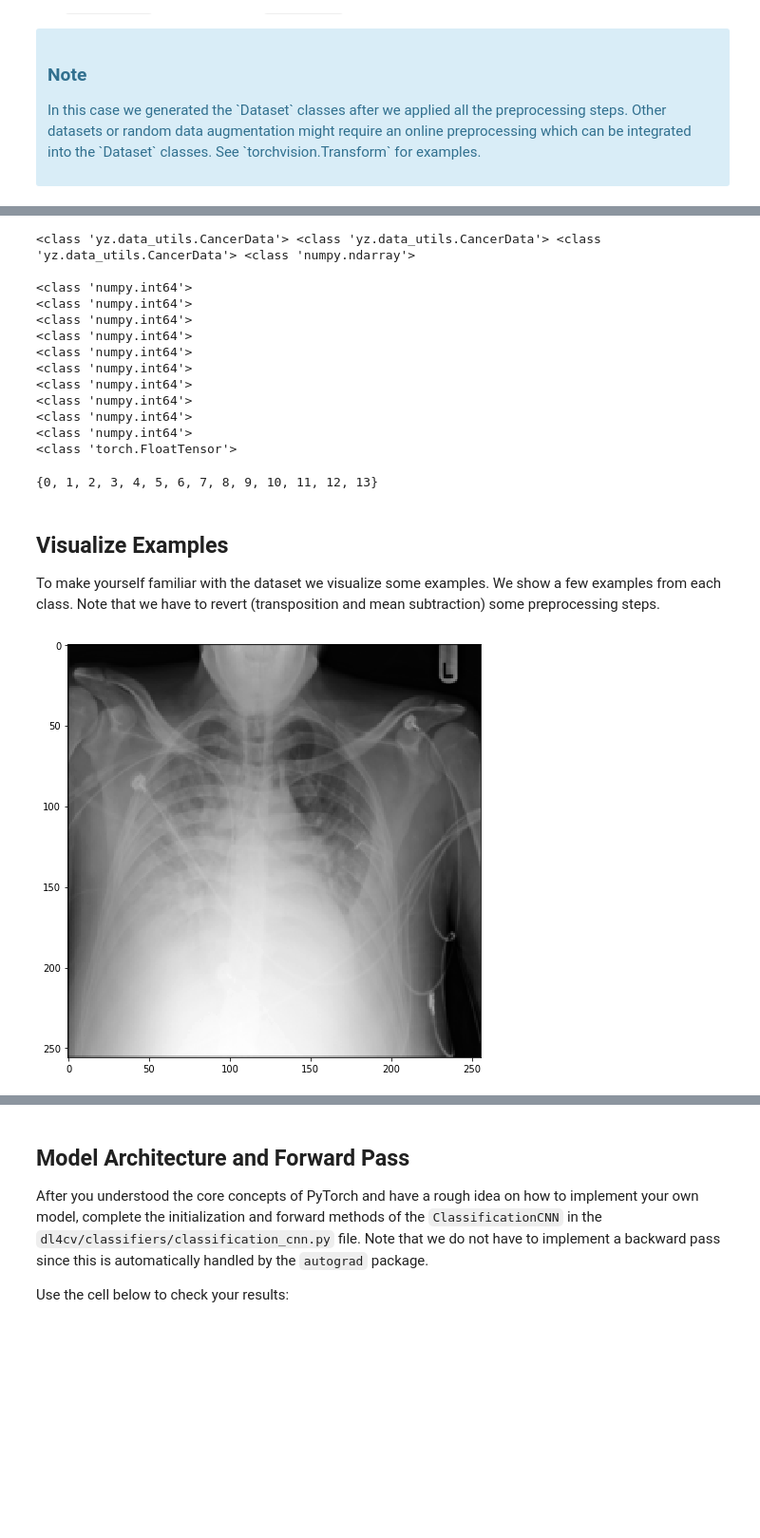
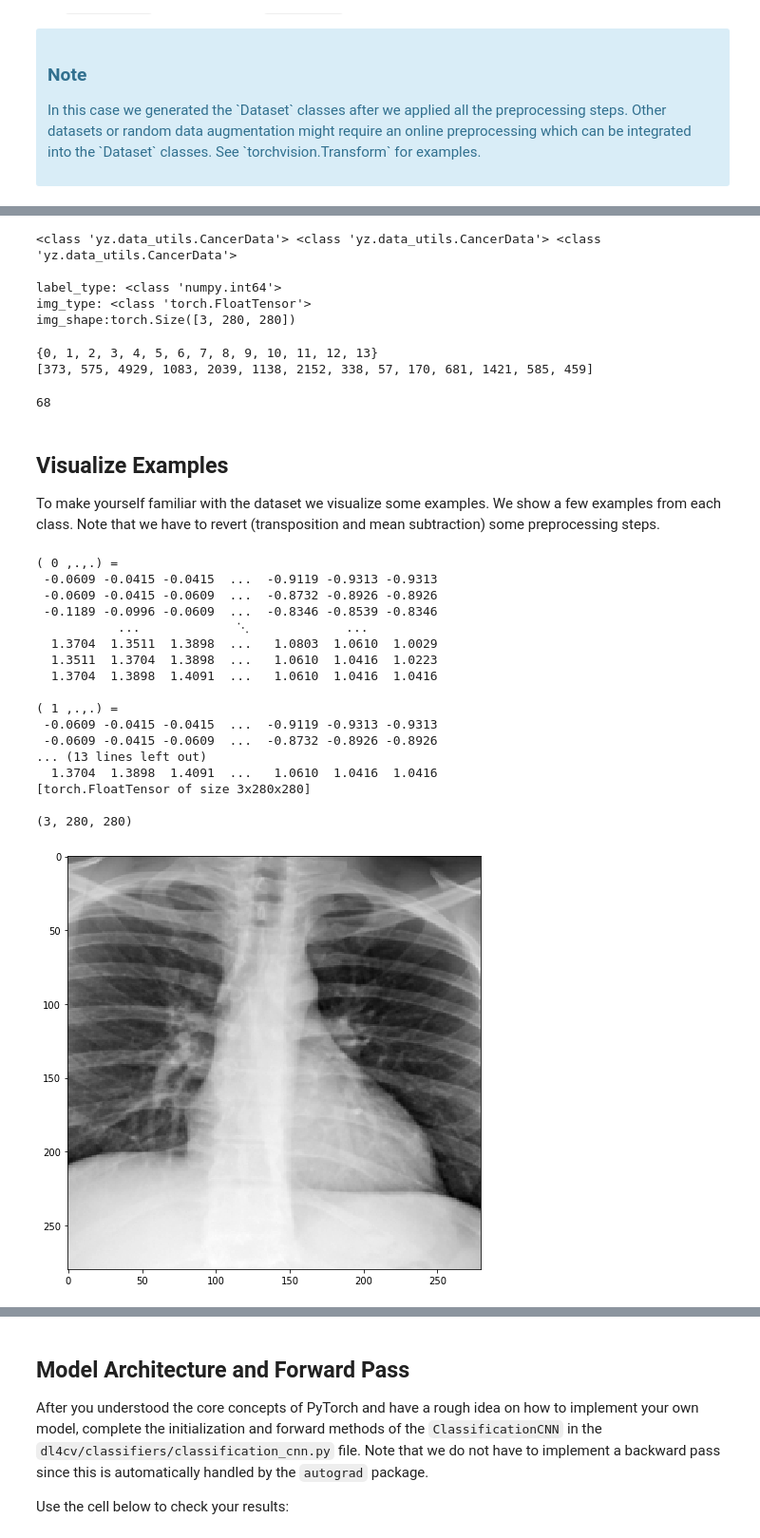
Before and after one commit to yanzhen0923/dl4cvproject, a Jupyter notebook: code/final_project.ipynb, the cells around one changed output, grey strips where cells are left out. Shown: that part at 95% size. Saved outputs shown, nothing was run; the diff lists cells and outputs as text; code cells hidden in the pictures; blank space fills up the shorter version.

```diff
--- a/code/final_project.ipynb
+++ b/code/final_project.ipynb
@@ -16,7 +16,7 @@ from yz.data_utils import get_Cancer_datasets
 #torch.set_default_tensor_type('torch.FloatTensor')
 
 csv_full_name = '/home/hpc/pr92no/ga42cih2/Projects/dl4cvproject/data/train.csv'
-img_folder_full_name = '/home/hpc/pr92no/ga42cih2/Projects/dl4cvproject/data/train_256'
+img_folder_full_name = '/home/hpc/pr92no/ga42cih2/Projects/dl4cvproject/data/train_400'
 
 %matplotlib inline
 plt.rcParams['figure.figsize'] = (10.0, 8.0) # set default size of plots
@@ -47,7 +44,9 @@ The `num_workers` argument of the `DataLoader` class allows you to preprocess da
 # channel swapping, normalization and train-val-test splitting.
 # Loading the datasets might take a while.
 
-train_data, val_data, test_data, mean_image = get_Cancer_datasets(csv_full_name=csv_full_name,img_folder_full_name=img_folder_full_name)
+train_data, val_data, test_data, train_label_list = get_Cancer_datasets(csv_full_name=csv_full_name,img_folder_full_name=img_folder_full_name)
+#train_data, val_data, test_data, train_label_list = get_Cancer_datasets(csv_full_name=csv_full_name,img_folder_full_name=img_folder_full_name,
+                                                                                   #num_training=50, num_validation=20, num_test=30)
 # X = get_Cancer_datasets(csv_full_name=csv_full_name,img_folder_full_name=img_folder_full_name, num_training=800, num_validation=100, num_test=100)
 print("Train size: %i" % len(train_data))
 print("Val size: %i" % len(val_data))
@@ -62,37 +67,47 @@ Val size: 1250
 Test size: 1327
 # %%
 #print(len(train_data))
-print(type(train_data), type(val_data), type(test_data), type(mean_image))
+print(type(train_data), type(val_data), type(test_data))
 print()
-for i in range(10):
-    inputs, labels = train_data[i + 80 + i]
-    print(type(labels))
+for i in range(1):
+    inputs, labels = train_data[i]
+    print('label_type: {}'.format(type(labels)))
 
 img, lb = train_data[i]
-print(type(img))
+print('img_type: {}'.format(type(img)))
+print('img_shape:{}'.format(img.size()))
 # %% [output]
-<class 'yz.data_utils.CancerData'> <class 'yz.data_utils.CancerData'> <class 'yz.data_utils.CancerData'> <class 'numpy.ndarray'>
+<class 'yz.data_utils.CancerData'> <class 'yz.data_utils.CancerData'> <class 'yz.data_utils.CancerData'>
 
-<class 'numpy.int64'>
-<class 'numpy.int64'>
-<class 'numpy.int64'>
-<class 'numpy.int64'>
-<class 'numpy.int64'>
-<class 'numpy.int64'>
-<class 'numpy.int64'>
-<class 'numpy.int64'>
-<class 'numpy.int64'>
-<class 'numpy.int64'>
-<class 'torch.FloatTensor'>
+label_type: <class 'numpy.int64'>
+img_type: <class 'torch.FloatTensor'>
+img_shape:torch.Size([3, 280, 280])
 # %%
 from tqdm import tqdm
 label_set = set()
+cnt = [0] * 14
 for i in tqdm(range(len(train_data))):
     _, labels = train_data[i]
+    for num in range(len(cnt)):
+        if labels == num:
+            cnt[num] += 1
     label_set.add(labels)
 print(label_set)
+print(cnt)
 # %% [output]
 {0, 1, 2, 3, 4, 5, 6, 7, 8, 9, 10, 11, 12, 13}
+[373, 575, 4929, 1083, 2039, 1138, 2152, 338, 57, 170, 681, 1421, 585, 459]
+# %%
+# find a sample with certain index
+
+class_label = 13
+for i in range(len(train_data)):
+    _, labels = train_data[i]
+    if labels == class_label:
+        print(i)
+        break
+# %% [output]
+68
 # %% [markdown]
 Visualize Examples
 ------------------
@@ -100,9 +115,30 @@ Visualize Examples
 To make yourself familiar with the dataset we visualize some examples. We show a few examples from each class. Note that we have to revert (transposition and mean subtraction) some preprocessing steps.
 # %%
 
-index = 100
-img, _ = test_data[index]
-plt.imshow(np.squeeze(img.cpu().numpy()) + np.squeeze(mean_image))
+index = 1899
+img, _ = train_data[index]
+print(img)
+#print(img)
+to_plot = img.cpu().numpy() #+ mean_image
+print(to_plot.shape)
+plt.imshow(to_plot[0])
 plt.show()
 # %% [output]
+( 0 ,.,.) =
+ -0.0609 -0.0415 -0.0415  ...  -0.9119 -0.9313 -0.9313
+ -0.0609 -0.0415 -0.0609  ...  -0.8732 -0.8926 -0.8926
+ -0.1189 -0.0996 -0.0609  ...  -0.8346 -0.8539 -0.8346
+           ...             ⋱             ...
+  1.3704  1.3511  1.3898  ...   1.0803  1.0610  1.0029
+  1.3511  1.3704  1.3898  ...   1.0610  1.0416  1.0223
+  1.3704  1.3898  1.4091  ...   1.0610  1.0416  1.0416
+
+( 1 ,.,.) =
+ -0.0609 -0.0415 -0.0415  ...  -0.9119 -0.9313 -0.9313
+ -0.0609 -0.0415 -0.0609  ...  -0.8732 -0.8926 -0.8926
+... (13 lines left out)
+  1.3704  1.3898  1.4091  ...   1.0610  1.0416  1.0416
+[torch.FloatTensor of size 3x280x280]
+
+(3, 280, 280)
-[figure, old version]
+[figure, new version]
```
Also changed, not shown: parts of 18 cells of this notebook, 3 other files.
